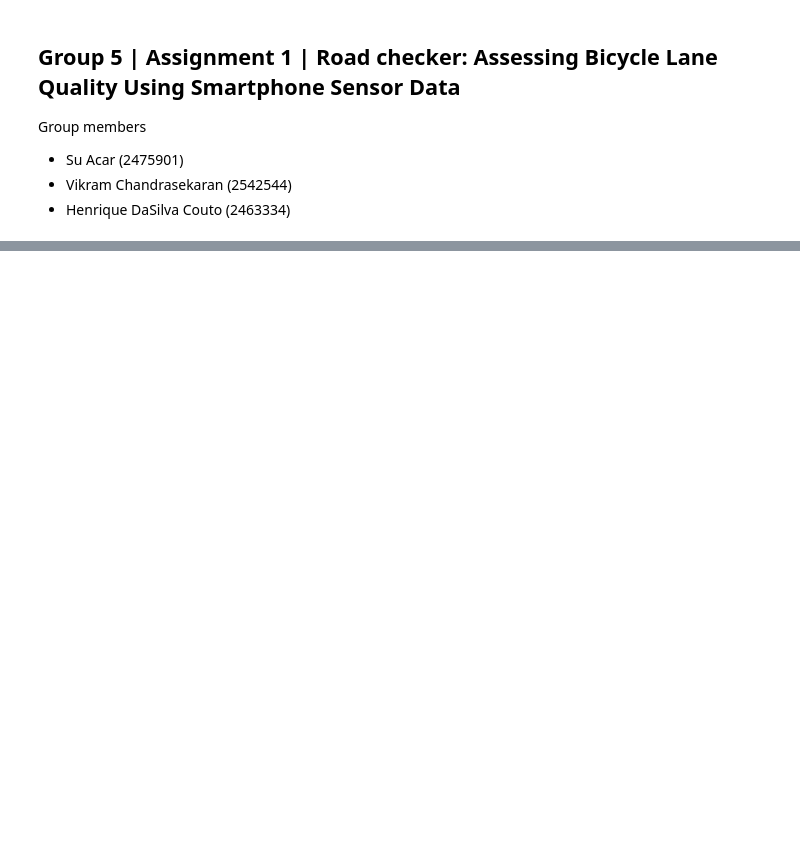
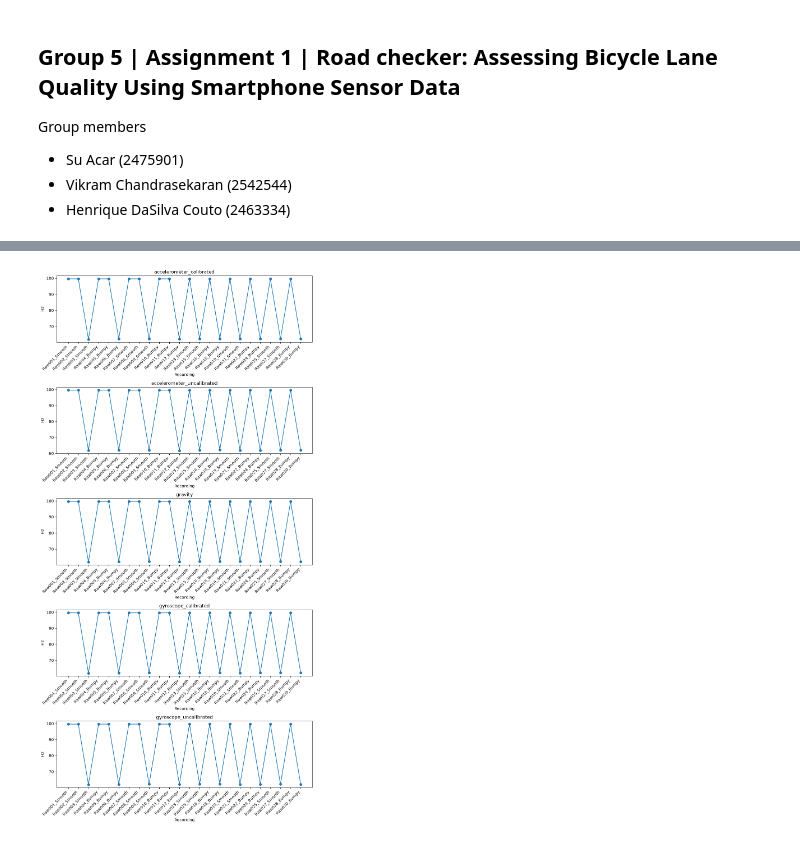
Before and after one commit to thesuacar/road-checker, a Jupyter notebook: notebook.ipynb, the cells around one changed output, grey strips where cells are left out. Drawn from its saved outputs; the diff is of its cells as text; code cells hidden in the pictures; blank space fills up the shorter version.

Commit message:
Add analysis for recording sampling rates

```diff
--- a/notebook.ipynb
+++ b/notebook.ipynb
@@ -38,0 +81,9 @@ df = pd.concat([pd.read_csv(f) for f in csv_files], ignore_index=True)
+# %%
+import glob
+import zipfile
+zip_files = glob.glob("data/downloads/Raw*.zip")
+
+for file_path in zip_files:
+    with zipfile.ZipFile(file_path, 'r') as zip_ref:
+        folder_name = (zip_ref.filename).split('/')[-1][:-4]
+        zip_ref.extractall(f'data/extracted/{folder_name}')
@@ -38,0 +148,21 @@ df = pd.concat([pd.read_csv(f) for f in csv_files], ignore_index=True)
+# %%
+import matplotlib.pyplot as plt
+
+freq_df = pd.DataFrame(recording_sensor_freq_mapping).T.sort_index()
+
+sensors = freq_df.columns
+fig, axes = plt.subplots(len(sensors), 1, figsize=(10, 4 * len(sensors)))
+
+for ax, sensor in zip(axes, sensors):
+    ax.plot(freq_df.index, freq_df[sensor], marker='o')
+    ax.set_ylabel("Hz")
+    ax.set_title(sensor)
+    ax.set_xlabel("Recording")
+    ax.tick_params(axis='x', rotation=45)
+    for label in ax.get_xticklabels():
+        label.set_ha('right')
+
+plt.tight_layout()
+plt.show()
+# %% [output]
+[figure, added]
```
Also changed, not shown: parts of 8 cells of this notebook, 1 other file.
